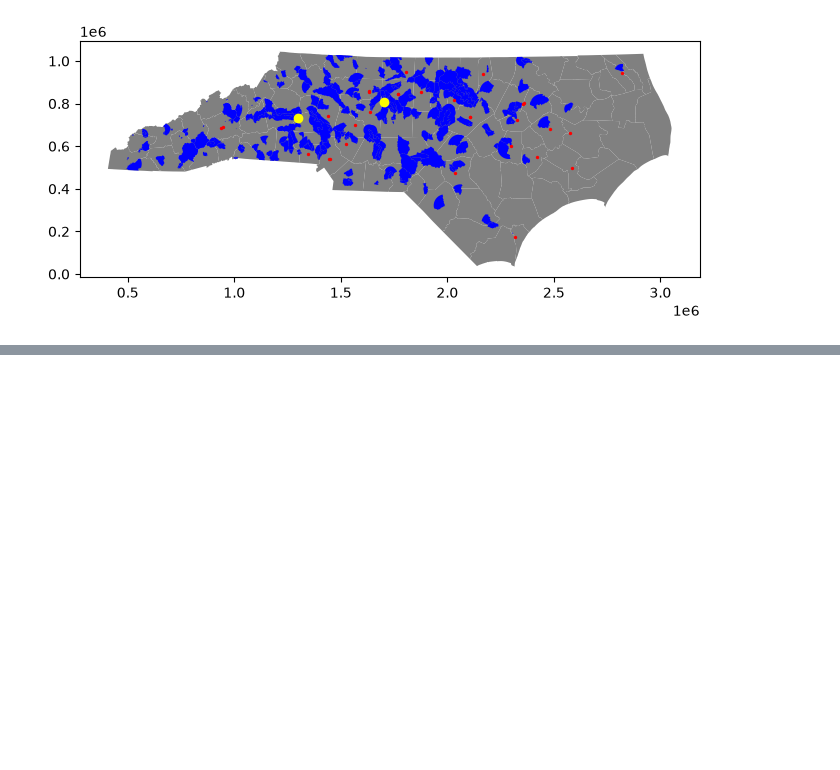
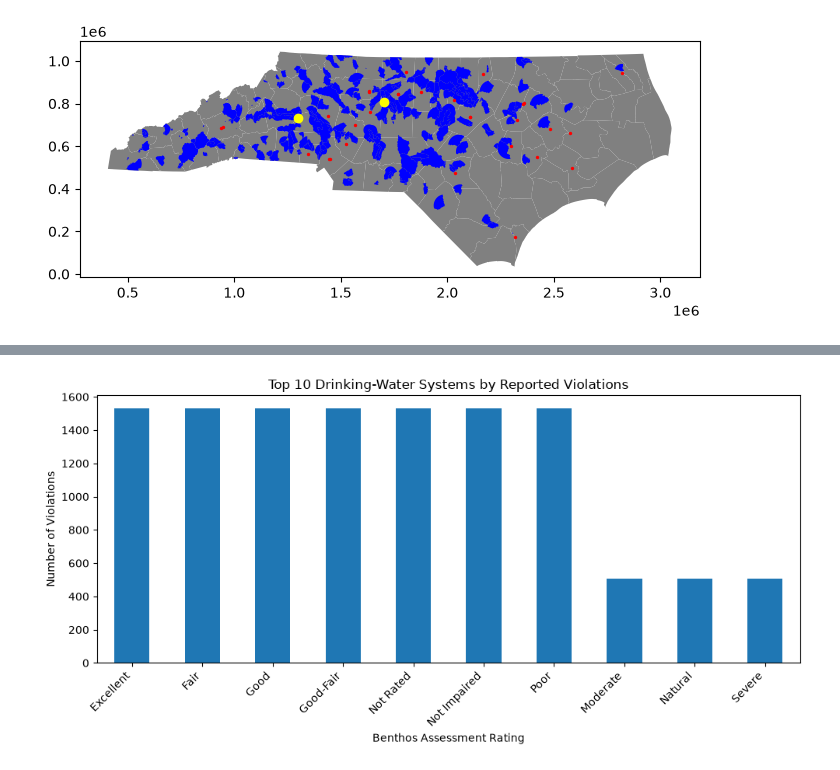
Before and after one commit to ejamie15/geog592-ejamie, a Jupyter notebook: homework/week07/data/homework.ipynb, the cells around one changed output, grey strips where cells are left out. Saved outputs shown, nothing was run; the diff lists cells and outputs as text; code cells hidden in the pictures; blank space fills up the shorter version.

```diff
--- a/homework/week07/data/homework.ipynb
+++ b/homework/week07/data/homework.ipynb
@@ -55,0 +223,3 @@ It was at this point in the data analysis at which I decided to add the benthos
+# %%
+benthos_violations =  benthos.merge(water_report, left_on ="County", right_on= "Counties Served", how="left")
+benthos_violations
@@ -55,0 +240,19 @@ It was at this point in the data analysis at which I decided to add the benthos
+# %%
+violations = (
+    benthos_violations
+    .groupby("Latest_Rating")["# of Violations"]
+    .max()
+    .sort_values(ascending=False)
+    .head(10)
+)
+
+violations.plot(kind="bar", figsize=(10, 5))
+
+plt.title("Top 10 Drinking-Water Systems by Reported Violations")
+plt.xlabel("Benthos Assessment Rating")
+plt.ylabel("Number of Violations")
+plt.xticks(rotation=45, ha="right")
+plt.tight_layout()
+plt.show()
+# %% [output]
+[figure, added]
```
Also changed, not shown: parts of 26 cells of this notebook.
